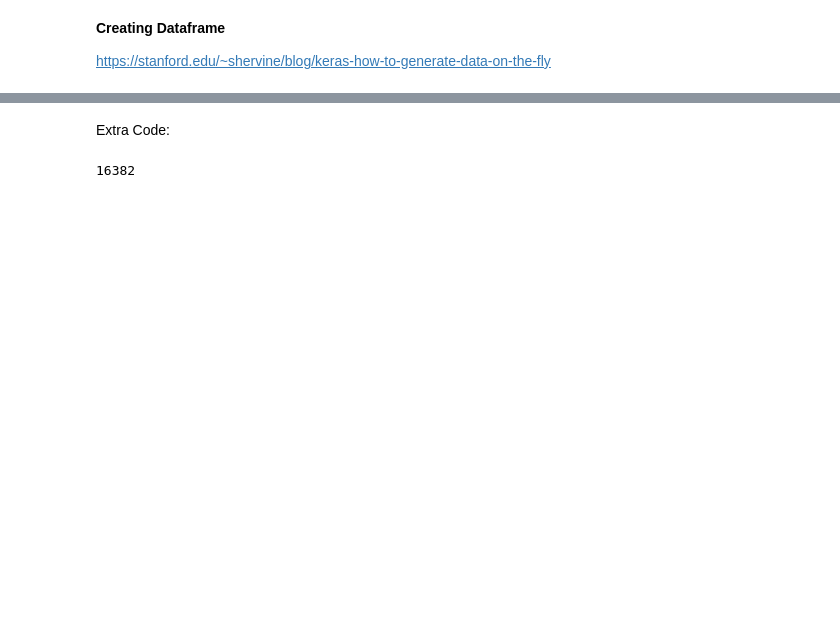
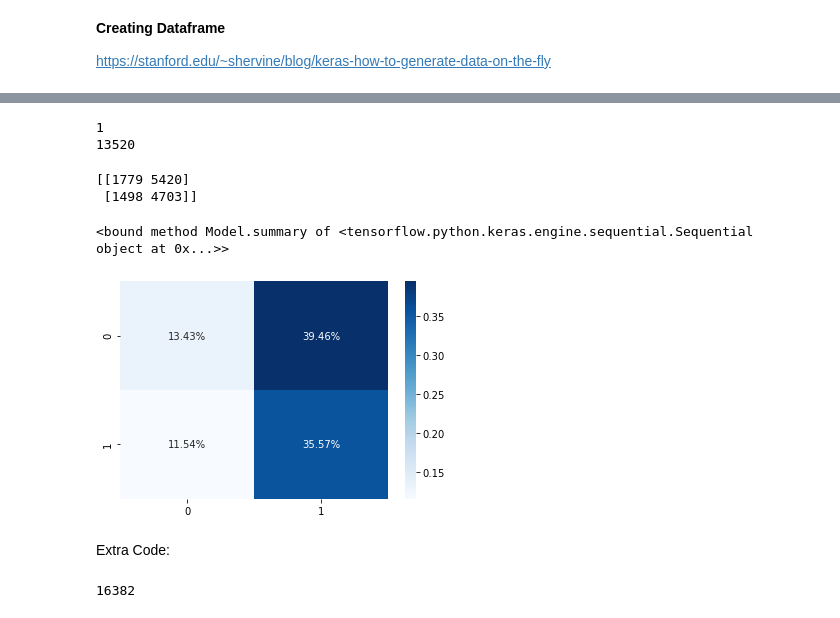
Before and after one commit to kstoy3/SURF-2020-Weiss-Lab, a Jupyter notebook: 011_E003_CNN_DataSet13_2categories_.ipynb, the cells around one changed output, grey strips where cells are left out. Drawn from its saved outputs; the diff is of its cells as text; code cells hidden in the pictures; blank space fills up the shorter version.

```diff
--- a/011_E003_CNN_DataSet13_2categories_.ipynb
+++ b/011_E003_CNN_DataSet13_2categories_.ipynb
@@ -512,0 +361,23 @@ print(results_2)
+# %%
+predicted = []
+Y_val_expected = []
+count_input_val = 0
+num_val_seq = len(partition['validation'])
+done = False
+while count_input_val < num_val_seq and not(done):
+    X_val = np.zeros((200, 1000, 4), dtype=np.int8)
+    if count_input_val < (num_val_seq - 200):
+        for i in range(0, 200):
+            a = partition['validation'][count_input_val]
+            X_val[i, :, :] = np.load('../model_11_data_4/' + partition['validation'][count_input_val] + '.npy')
+            count_input_val += 1
+        predict = (model.predict_classes(X_val))
+        for label in predict:
+            predicted.append(label)
+    else:
+        done = True
+    if count_input_val == 16200:
+        done = True
+    print(count_input_val)
+print(len(predicted))
+print(predicted[0])
@@ -512,0 +402,31 @@ print(results_2)
+# %%
+expected = []
+
+for label in val_samples_IDs:
+    expected.append(IDs[label][0][0])
+print(expected[0])
+print(len(expected))
+# %% [output]
+1
+13520
+# %%
+# Example of a confusion matrix in Python
+from sklearn.metrics import confusion_matrix
+
+results = confusion_matrix(expected[0:13400], predicted)
+print(results)
+# Printing the precision and recall, among other metrics
+#print(metrics.classification_report(y_act, y_pred, labels=["a",
+#"b"]))
+# %% [output]
+[[1779 5420]
+ [1498 4703]]
+# %%
+import seaborn as sns
+
+sns.heatmap(results/np.sum(results), annot=True,
+            fmt='.2%', cmap='Blues')
+print(model.summary)
+# %% [output]
+<bound method Model.summary of <tensorflow.python.keras.engine.sequential.Sequential object at 0x...>>
+[figure, added]
```
Also changed, not shown: parts of 39 cells of this notebook, 1 other file.
